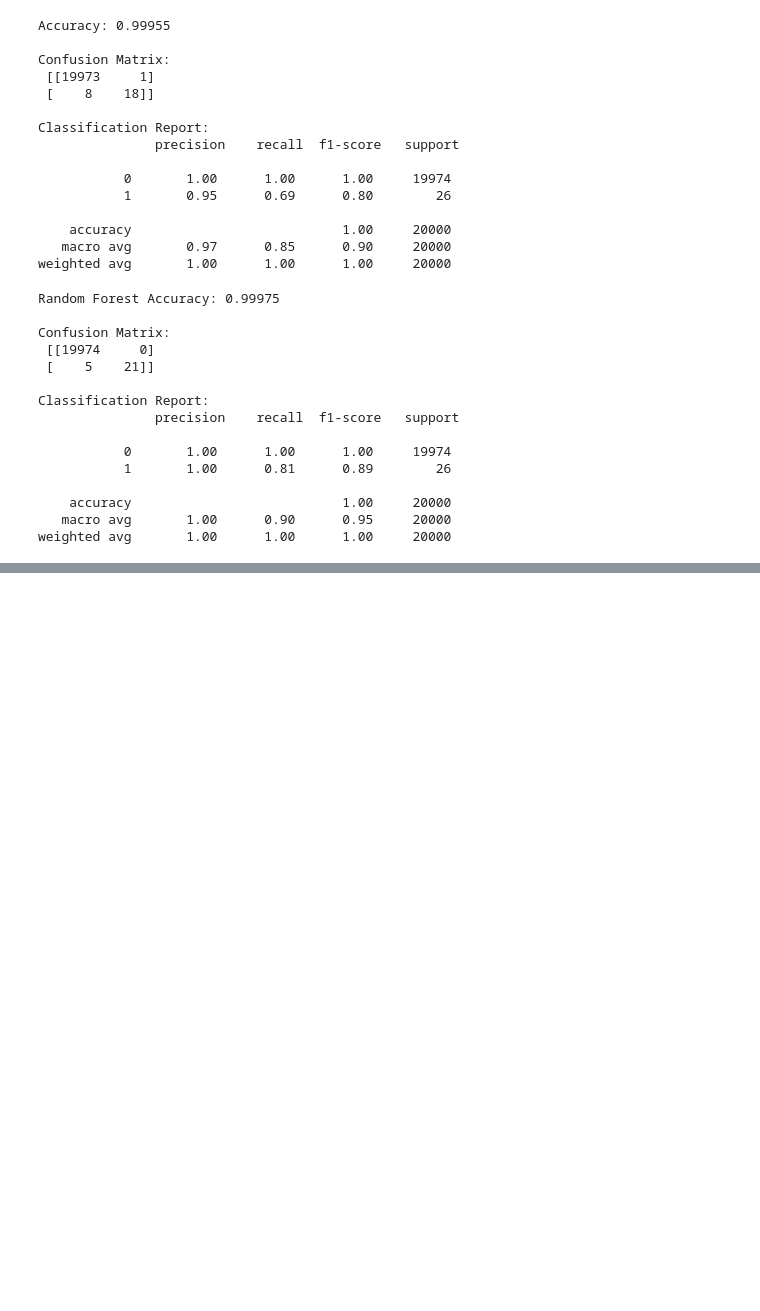
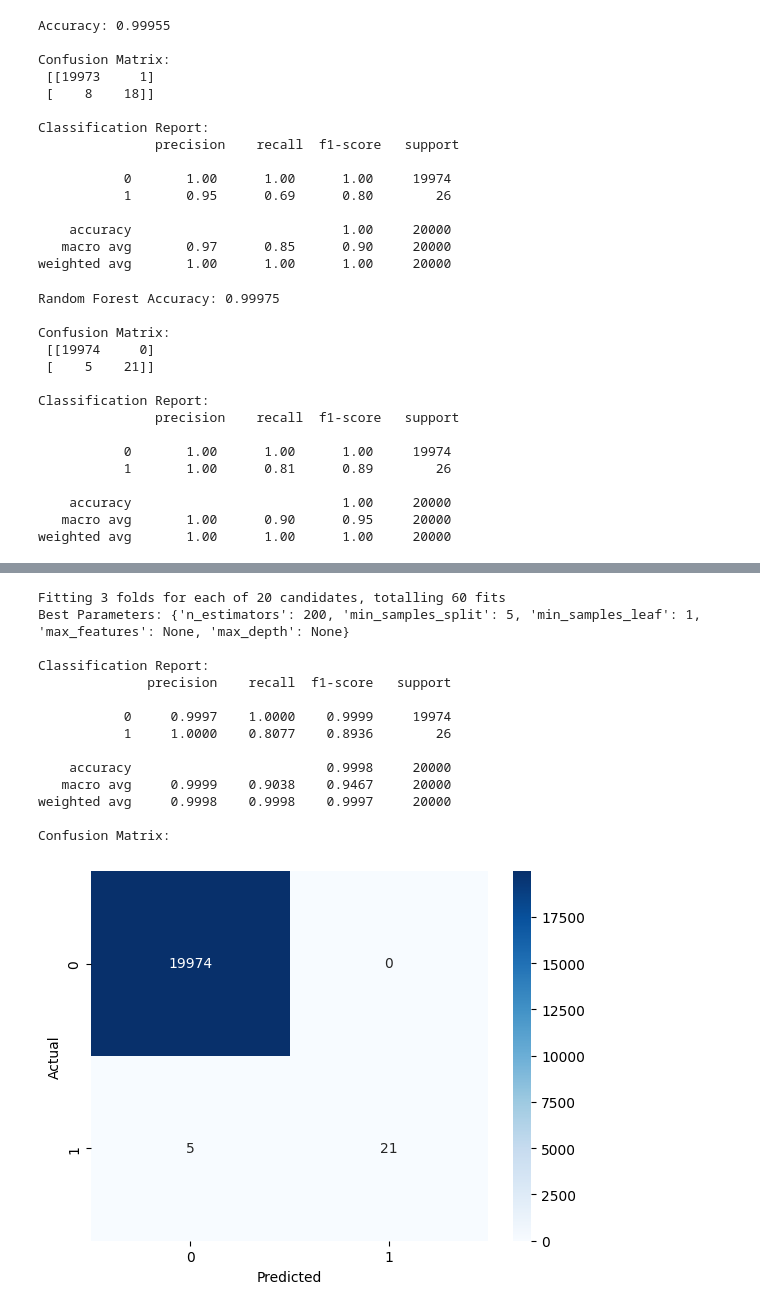
Before and after one commit to wareefAlyousef/Audit-Assistant, a Jupyter notebook: transaction.ipynb, the cells around one changed output, grey strips where cells are left out. Saved outputs shown, nothing was run; the diff lists cells and outputs as text; code cells hidden in the pictures; blank space fills up the shorter version.

```diff
--- a/transaction.ipynb
+++ b/transaction.ipynb
@@ -340,0 +483,71 @@ weighted avg       1.00      1.00      1.00     20000
+# %%
+from sklearn.model_selection import RandomizedSearchCV
+from sklearn.ensemble import RandomForestClassifier
+from sklearn.metrics import classification_report, confusion_matrix
+import seaborn as sns
+import matplotlib.pyplot as plt
+
+
+# Base model with fixed class weights
+rf = RandomForestClassifier(
+    class_weight={0:1, 1:5},
+    random_state=42,
+    n_jobs=-1
+)
+
+# Parameter grid (excluding class_weight)
+param_dist = {
+    "n_estimators": [100, 150, 170, 200, 300],
+    "max_depth": [10, 15, 20, 25, None],
+    "max_features": ["sqrt", "log2", None],
+    "min_samples_split": [2, 5, 10],
+    "min_samples_leaf": [1, 2, 4]
+}
+
+# Randomized search
+rf_random = RandomizedSearchCV(
+    estimator=rf,
+    param_distributions=param_dist,
+    n_iter=20,                # number of random configs to try
+    scoring="recall",         # optimize for recall (avoid false negatives)
+    cv=3,
+    verbose=2,
+    random_state=42,
+    n_jobs=-1
+)
+
+# Fit search
+rf_random.fit(X_train, y_train)
+
+# Best model
+print("Best Parameters:", rf_random.best_params_)
+best_rf = rf_random.best_estimator_
+
+# Evaluate on test set
+y_pred = best_rf.predict(X_test)
+
+print("\nClassification Report:")
+print(classification_report(y_test, y_pred, digits=4))
+
+print("Confusion Matrix:")
+cm = confusion_matrix(y_test, y_pred)
+sns.heatmap(cm, annot=True, fmt="d", cmap="Blues")
+plt.xlabel("Predicted")
+plt.ylabel("Actual")
+plt.show()
+# %% [output]
+Fitting 3 folds for each of 20 candidates, totalling 60 fits
+Best Parameters: {'n_estimators': 200, 'min_samples_split': 5, 'min_samples_leaf': 1, 'max_features': None, 'max_depth': None}
+
+Classification Report:
+              precision    recall  f1-score   support
+
+           0     0.9997    1.0000    0.9999     19974
+           1     1.0000    0.8077    0.8936        26
+
+    accuracy                         0.9998     20000
+   macro avg     0.9999    0.9038    0.9467     20000
+weighted avg     0.9998    0.9998    0.9997     20000
+
+Confusion Matrix:
+[figure, added]
```
Also changed, not shown: parts of 12 cells of this notebook, 5 other files.
